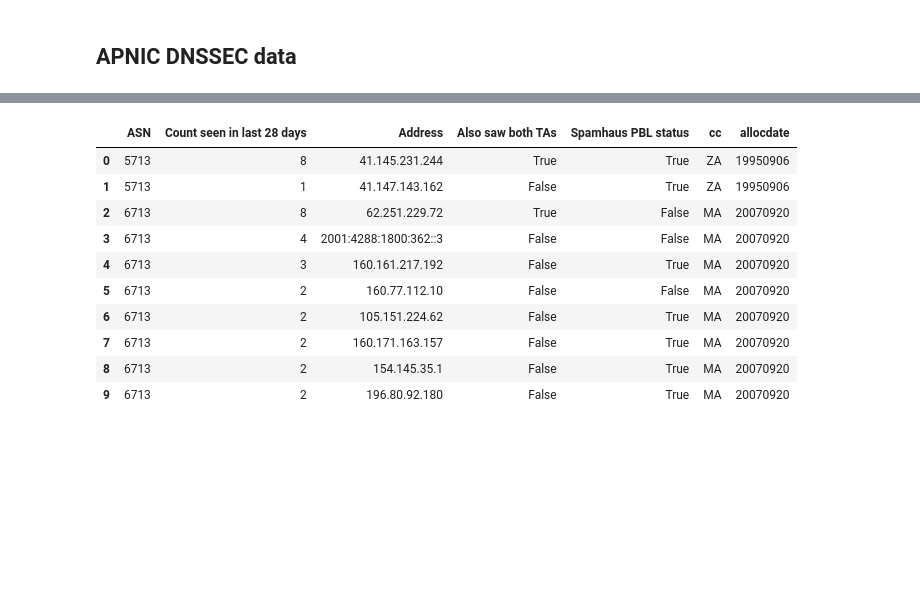
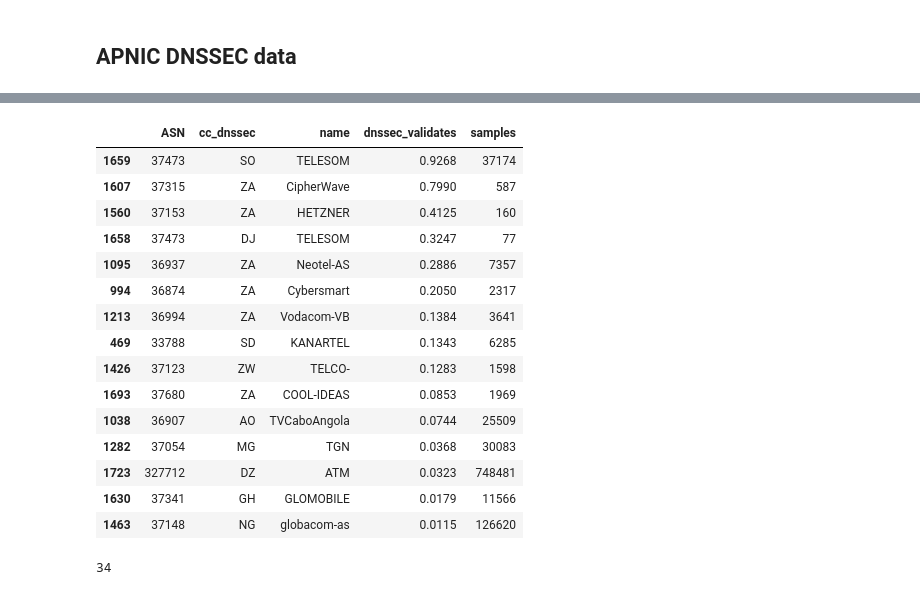
Before and after one commit to AFRINIC-Labs/ksk-rollover-africa, a Jupyter notebook: RFC8145.ipynb, the cells around one changed output, grey strips where cells are left out. Drawn from its saved outputs; the diff is of its cells as text; code cells hidden in the pictures; blank space fills up the shorter version.

```diff
--- a/RFC8145.ipynb
+++ b/RFC8145.ipynb
@@ -169,14 +212,24 @@ df_8145_dnssec.sort_values(by=['dnssec_validates', 'samples'], ascending=False)
-# %%
-df_8145_af.head(10)
-# %% [output]
-|  | ASN | Count seen in last 28 days | Address | Also saw both TAs | Spamhaus PBL status | cc | allocdate |
-| 0 | 5713 | 8 | 41.145.231.244 | True | True | ZA | 19950906 |
-| 1 | 5713 | 1 | 41.147.143.162 | False | True | ZA | 19950906 |
-| 2 | 6713 | 8 | 62.251.229.72 | True | False | MA | 20070920 |
-| 3 | 6713 | 4 | 2001:4288:1800:362::3 | False | False | MA | 20070920 |
-| 4 | 6713 | 3 | 160.161.217.192 | False | True | MA | 20070920 |
-| 5 | 6713 | 2 | 160.77.112.10 | False | False | MA | 20070920 |
-| 6 | 6713 | 2 | 105.151.224.62 | False | True | MA | 20070920 |
-| 7 | 6713 | 2 | 160.171.163.157 | False | True | MA | 20070920 |
-| 8 | 6713 | 2 | 154.145.35.1 | False | True | MA | 20070920 |
-| 9 | 6713 | 2 | 196.80.92.180 | False | True | MA | 20070920 |
+# %%
+df_8145_dnssec = df_8145_dnssec.sort_values(by=['dnssec_validates', 'samples'], ascending=False)
+df_8145_dnssec_seen = df_8145_dnssec.loc[(df_8145_dnssec['Count seen in last 28 days'] > 9) & (df_8145_dnssec['Also saw both TAs'] == False)]
+df_8145_dnssec_sub = df_8145_dnssec_seen.iloc[:,[0,3,4,5,7]]
+df_8145_dnssec_sub = df_8145_dnssec_sub.drop_duplicates()
+# %%
+df_8145_dnssec_sub
+# %% [output]
+|  | ASN | cc_dnssec | name | dnssec_validates | samples |
+| 1659 | 37473 | SO | TELESOM | 0.9268 | 37174 |
+| 1607 | 37315 | ZA | CipherWave | 0.7990 | 587 |
+| 1560 | 37153 | ZA | HETZNER | 0.4125 | 160 |
+| 1658 | 37473 | DJ | TELESOM | 0.3247 | 77 |
+| 1095 | 36937 | ZA | Neotel-AS | 0.2886 | 7357 |
+| 994 | 36874 | ZA | Cybersmart | 0.2050 | 2317 |
+| 1213 | 36994 | ZA | Vodacom-VB | 0.1384 | 3641 |
+| 469 | 33788 | SD | KANARTEL | 0.1343 | 6285 |
+| 1426 | 37123 | ZW | TELCO- | 0.1283 | 1598 |
+| 1693 | 37680 | ZA | COOL-IDEAS | 0.0853 | 1969 |
+| 1038 | 36907 | AO | TVCaboAngola | 0.0744 | 25509 |
+| 1282 | 37054 | MG | TGN | 0.0368 | 30083 |
+| 1723 | 327712 | DZ | ATM | 0.0323 | 748481 |
+| 1630 | 37341 | GH | GLOMOBILE | 0.0179 | 11566 |
+| 1463 | 37148 | NG | globacom-as | 0.0115 | 126620 |
@@ -182,0 +238,4 @@ df_8145_af.head(10)
+# %%
+len(df_all.groupby(['cc_dnssec']).size())
+# %% [output]
+34
```
Also changed, not shown: parts of 6 cells of this notebook.
